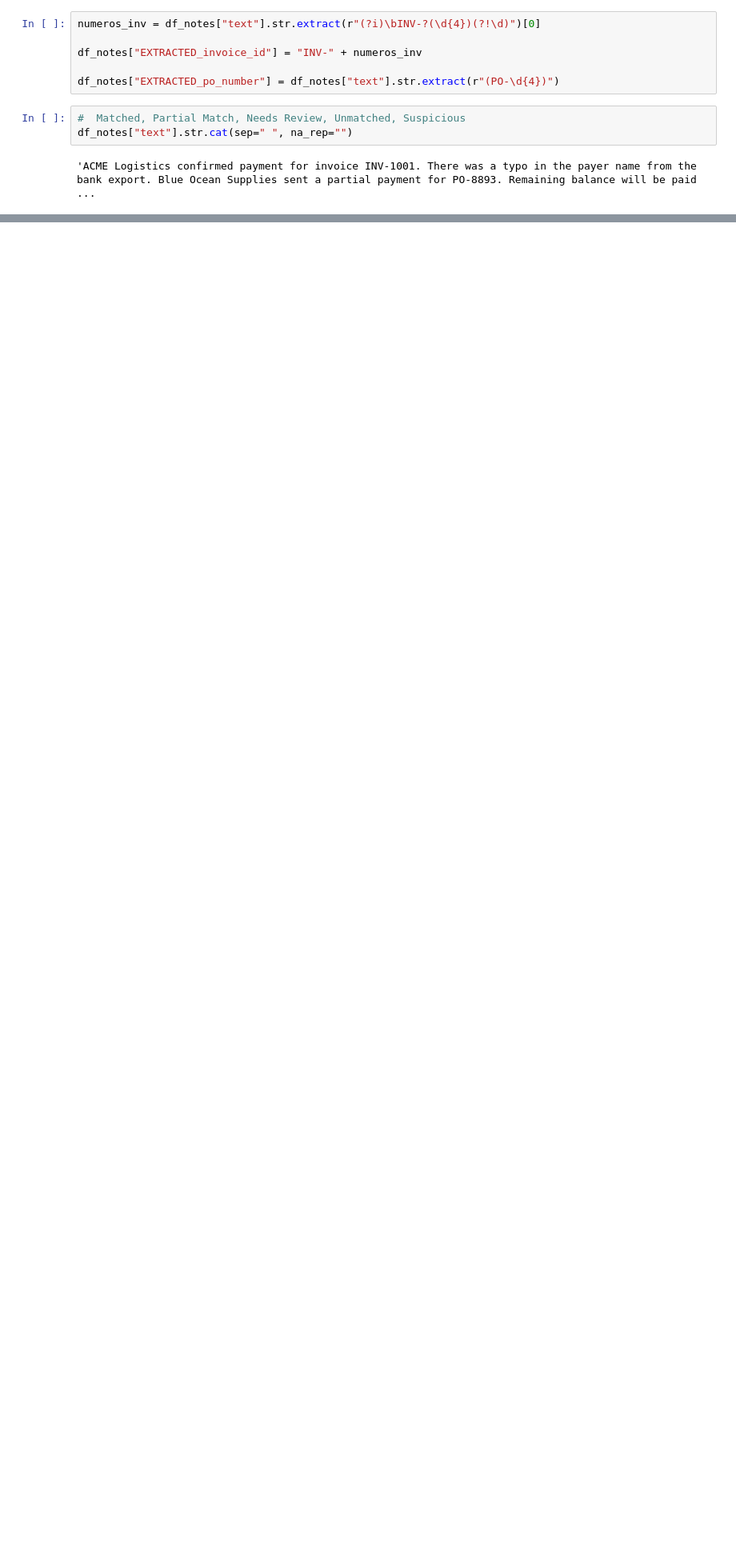
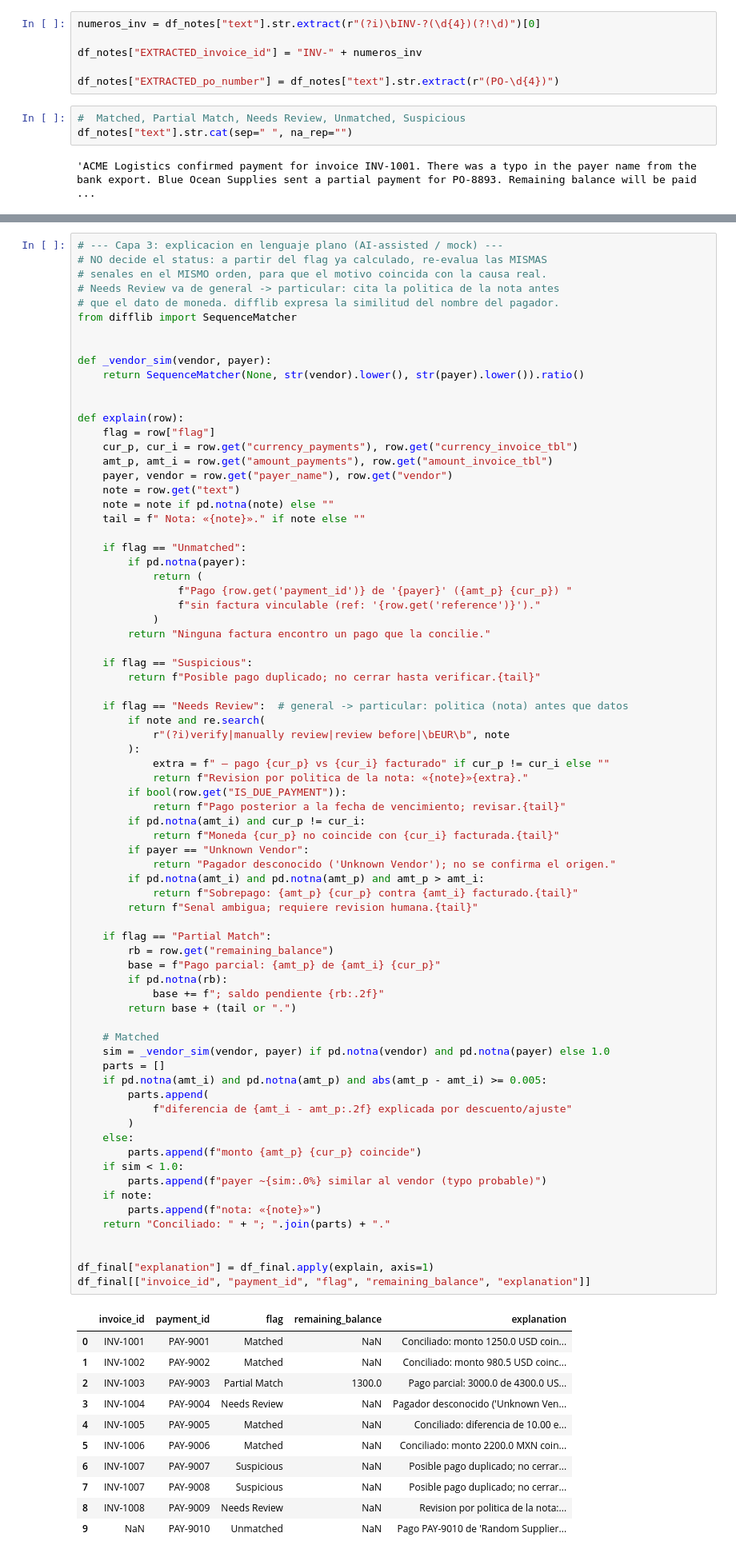
Before and after one commit to trasher-deluxe/base-labs-aifde-test, a Jupyter notebook: notebooks/eda.ipynb, the cells around one changed output, grey strips where cells are left out. Shown at 80% size. Cells and saved outputs as stored; diff of their text form; blank space fills up the shorter version.

```diff
--- a/notebooks/eda.ipynb
+++ b/notebooks/eda.ipynb
@@ -317,0 +463,86 @@ df_final[["invoice_id", "payer_name", "flag", "ALL_REFERENCES"]]
+# %%
+# --- Capa 3: explicacion en lenguaje plano (AI-assisted / mock) ---
+# NO decide el status: a partir del flag ya calculado, re-evalua las MISMAS
+# senales en el MISMO orden, para que el motivo coincida con la causa real.
+# Needs Review va de general -> particular: cita la politica de la nota antes
+# que el dato de moneda. difflib expresa la similitud del nombre del pagador.
+from difflib import SequenceMatcher
+
+
+def _vendor_sim(vendor, payer):
+    return SequenceMatcher(None, str(vendor).lower(), str(payer).lower()).ratio()
+
+
+def explain(row):
+    flag = row["flag"]
+    cur_p, cur_i = row.get("currency_payments"), row.get("currency_invoice_tbl")
+    amt_p, amt_i = row.get("amount_payments"), row.get("amount_invoice_tbl")
+    payer, vendor = row.get("payer_name"), row.get("vendor")
+    note = row.get("text")
+    note = note if pd.notna(note) else ""
+    tail = f" Nota: «{note}»." if note else ""
+
+    if flag == "Unmatched":
+        if pd.notna(payer):
+            return (
+                f"Pago {row.get('payment_id')} de '{payer}' ({amt_p} {cur_p}) "
+                f"sin factura vinculable (ref: '{row.get('reference')}')."
+            )
+        return "Ninguna factura encontro un pago que la concilie."
+
+    if flag == "Suspicious":
+        return f"Posible pago duplicado; no cerrar hasta verificar.{tail}"
+
+    if flag == "Needs Review":  # general -> particular: politica (nota) antes que datos
+        if note and re.search(
+            r"(?i)verify|manually review|review before|\bEUR\b", note
+        ):
+            extra = f" — pago {cur_p} vs {cur_i} facturado" if cur_p != cur_i else ""
+            return f"Revision por politica de la nota: «{note}»{extra}."
+        if bool(row.get("IS_DUE_PAYMENT")):
+            return f"Pago posterior a la fecha de vencimiento; revisar.{tail}"
+        if pd.notna(amt_i) and cur_p != cur_i:
+            return f"Moneda {cur_p} no coincide con {cur_i} facturada.{tail}"
+        if payer == "Unknown Vendor":
+            return "Pagador desconocido ('Unknown Vendor'); no se confirma el origen."
+        if pd.notna(amt_i) and pd.notna(amt_p) and amt_p > amt_i:
+            return f"Sobrepago: {amt_p} {cur_p} contra {amt_i} facturado.{tail}"
+        return f"Senal ambigua; requiere revision humana.{tail}"
+
+    if flag == "Partial Match":
+        rb = row.get("remaining_balance")
+        base = f"Pago parcial: {amt_p} de {amt_i} {cur_p}"
+        if pd.notna(rb):
+            base += f"; saldo pendiente {rb:.2f}"
+        return base + (tail or ".")
+
+    # Matched
+    sim = _vendor_sim(vendor, payer) if pd.notna(vendor) and pd.notna(payer) else 1.0
+    parts = []
+    if pd.notna(amt_i) and pd.notna(amt_p) and abs(amt_p - amt_i) >= 0.005:
+        parts.append(
+            f"diferencia de {amt_i - amt_p:.2f} explicada por descuento/ajuste"
+        )
+    else:
+        parts.append(f"monto {amt_p} {cur_p} coincide")
+    if sim < 1.0:
+        parts.append(f"payer ~{sim:.0%} similar al vendor (typo probable)")
+    if note:
+        parts.append(f"nota: «{note}»")
+    return "Conciliado: " + "; ".join(parts) + "."
+
+
+df_final["explanation"] = df_final.apply(explain, axis=1)
+df_final[["invoice_id", "payment_id", "flag", "remaining_balance", "explanation"]]
+# %% [output]
+|  | invoice_id | payment_id | flag | remaining_balance | explanation |
+| 0 | INV-1001 | PAY-9001 | Matched | NaN | Conciliado: monto 1250.0 USD coin... |
+| 1 | INV-1002 | PAY-9002 | Matched | NaN | Conciliado: monto 980.5 USD coinc... |
+| 2 | INV-1003 | PAY-9003 | Partial Match | 1300.0 | Pago parcial: 3000.0 de 4300.0 US... |
+| 3 | INV-1004 | PAY-9004 | Needs Review | NaN | Pagador desconocido ('Unknown Ven... |
+| 4 | INV-1005 | PAY-9005 | Matched | NaN | Conciliado: diferencia de 10.00 e... |
+| 5 | INV-1006 | PAY-9006 | Matched | NaN | Conciliado: monto 2200.0 MXN coin... |
+| 6 | INV-1007 | PAY-9007 | Suspicious | NaN | Posible pago duplicado; no cerrar... |
+| 7 | INV-1007 | PAY-9008 | Suspicious | NaN | Posible pago duplicado; no cerrar... |
+| 8 | INV-1008 | PAY-9009 | Needs Review | NaN | Revision por politica de la nota:... |
+| 9 | NaN | PAY-9010 | Unmatched | NaN | Pago PAY-9010 de 'Random Supplier... |
```
Also changed, not shown: parts of 6 cells of this notebook.
